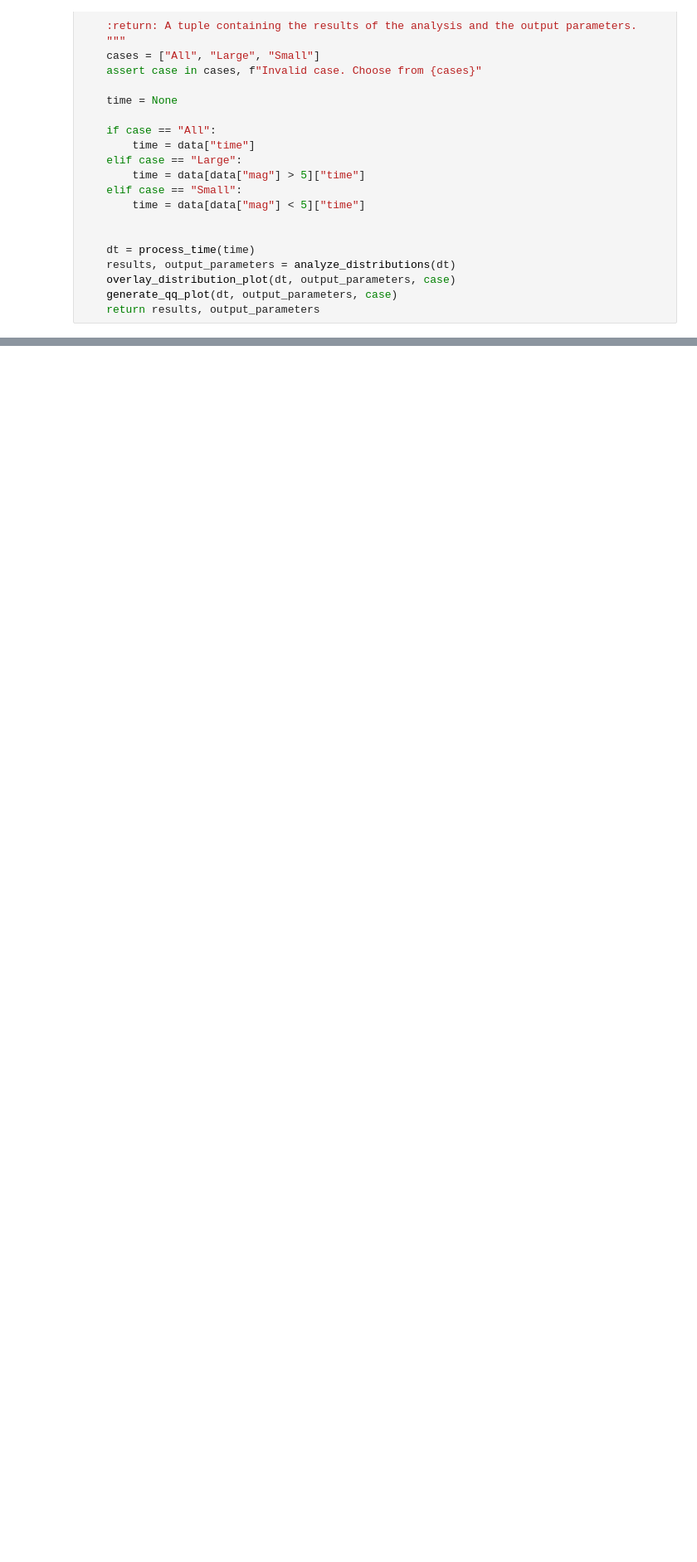
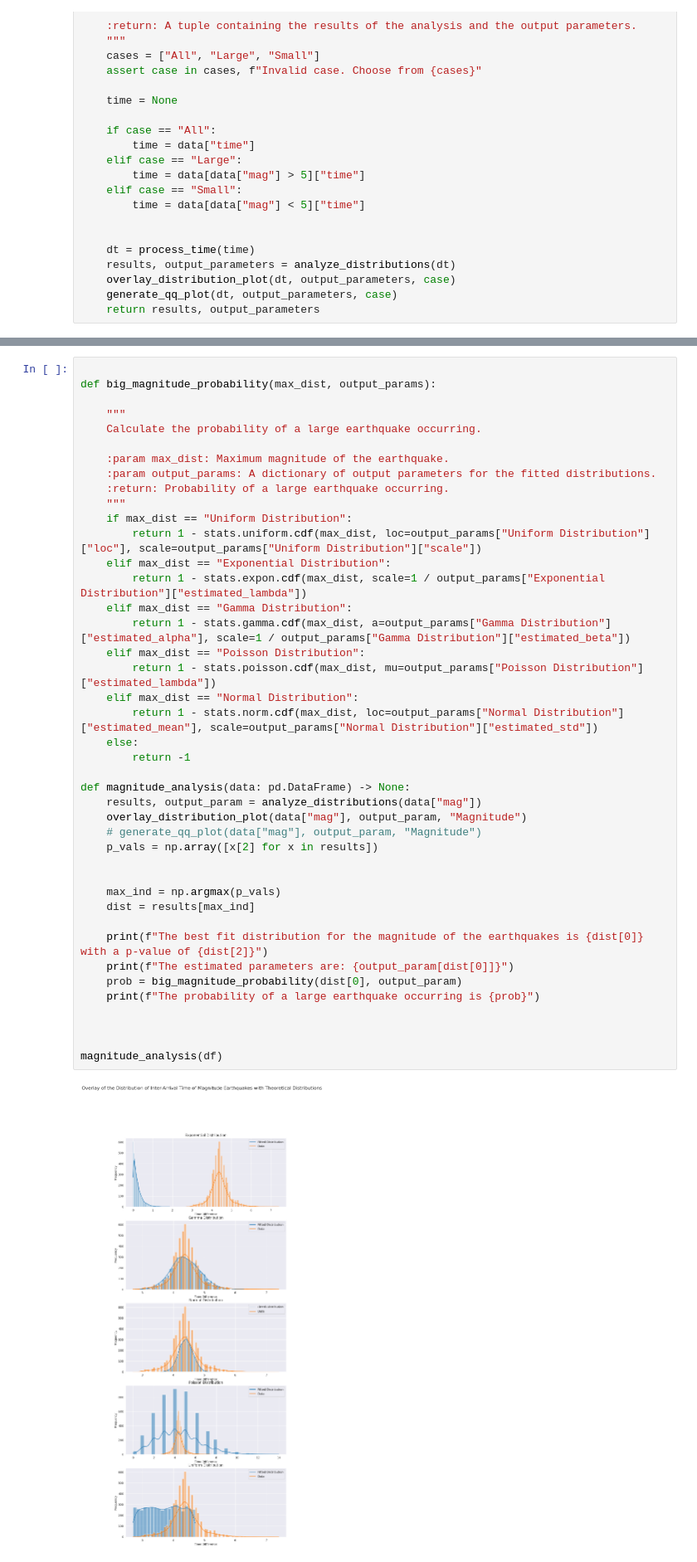
Before and after one commit to stilxam/mm, a Jupyter notebook: hypothesis_testing.ipynb, the cells around one changed output, grey strips where cells are left out. Shown at 83% size. Drawn from its saved outputs; the diff is of its cells as text; blank space fills up the shorter version.

```diff
--- a/hypothesis_testing.ipynb
+++ b/hypothesis_testing.ipynb
@@ -217,0 +228,44 @@ def main(data:pd.DataFrame, case:str) -> Tuple[List[List[Any]], Dict[str, Dict[s
+# %%
+
+def big_magnitude_probability(max_dist, output_params):
+
+    """
+    Calculate the probability of a large earthquake occurring.
+
+    :param max_dist: Maximum magnitude of the earthquake.
+    :param output_params: A dictionary of output parameters for the fitted distributions.
+    :return: Probability of a large earthquake occurring.
+    """
+    if max_dist == "Uniform Distribution":
+        return 1 - stats.uniform.cdf(max_dist, loc=output_params["Uniform Distribution"]["loc"], scale=output_params["Uniform Distribution"]["scale"])
+    elif max_dist == "Exponential Distribution":
+        return 1 - stats.expon.cdf(max_dist, scale=1 / output_params["Exponential Distribution"]["estimated_lambda"])
+    elif max_dist == "Gamma Distribution":
+        return 1 - stats.gamma.cdf(max_dist, a=output_params["Gamma Distribution"]["estimated_alpha"], scale=1 / output_params["Gamma Distribution"]["estimated_beta"])
+    elif max_dist == "Poisson Distribution":
+        return 1 - stats.poisson.cdf(max_dist, mu=output_params["Poisson Distribution"]["estimated_lambda"])
+    elif max_dist == "Normal Distribution":
+        return 1 - stats.norm.cdf(max_dist, loc=output_params["Normal Distribution"]["estimated_mean"], scale=output_params["Normal Distribution"]["estimated_std"])
+    else:
+        return -1
+
+def magnitude_analysis(data: pd.DataFrame) -> None:
+    results, output_param = analyze_distributions(data["mag"])
+    overlay_distribution_plot(data["mag"], output_param, "Magnitude")
+    # generate_qq_plot(data["mag"], output_param, "Magnitude")
+    p_vals = np.array([x[2] for x in results])
+
+
+    max_ind = np.argmax(p_vals)
+    dist = results[max_ind]
+
+    print(f"The best fit distribution for the magnitude of the earthquakes is {dist[0]} with a p-value of {dist[2]}")
+    print(f"The estimated parameters are: {output_param[dist[0]]}")
+    prob = big_magnitude_probability(dist[0], output_param)
+    print(f"The probability of a large earthquake occurring is {prob}")
+
+
+
+magnitude_analysis(df)
+# %% [output]
+[figure, added]
```
Also changed, not shown: parts of 3 cells of this notebook, 3 other files.
